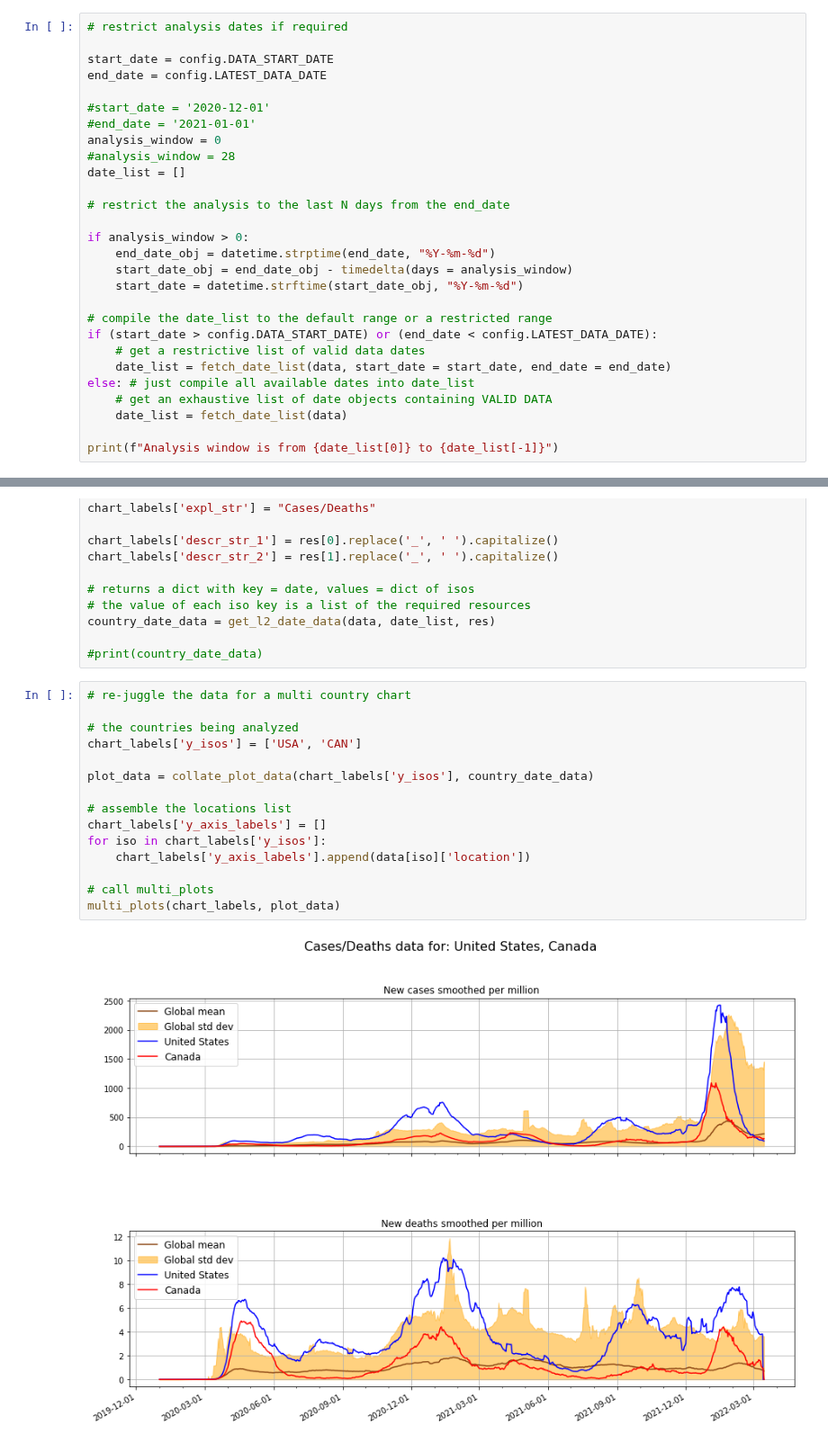
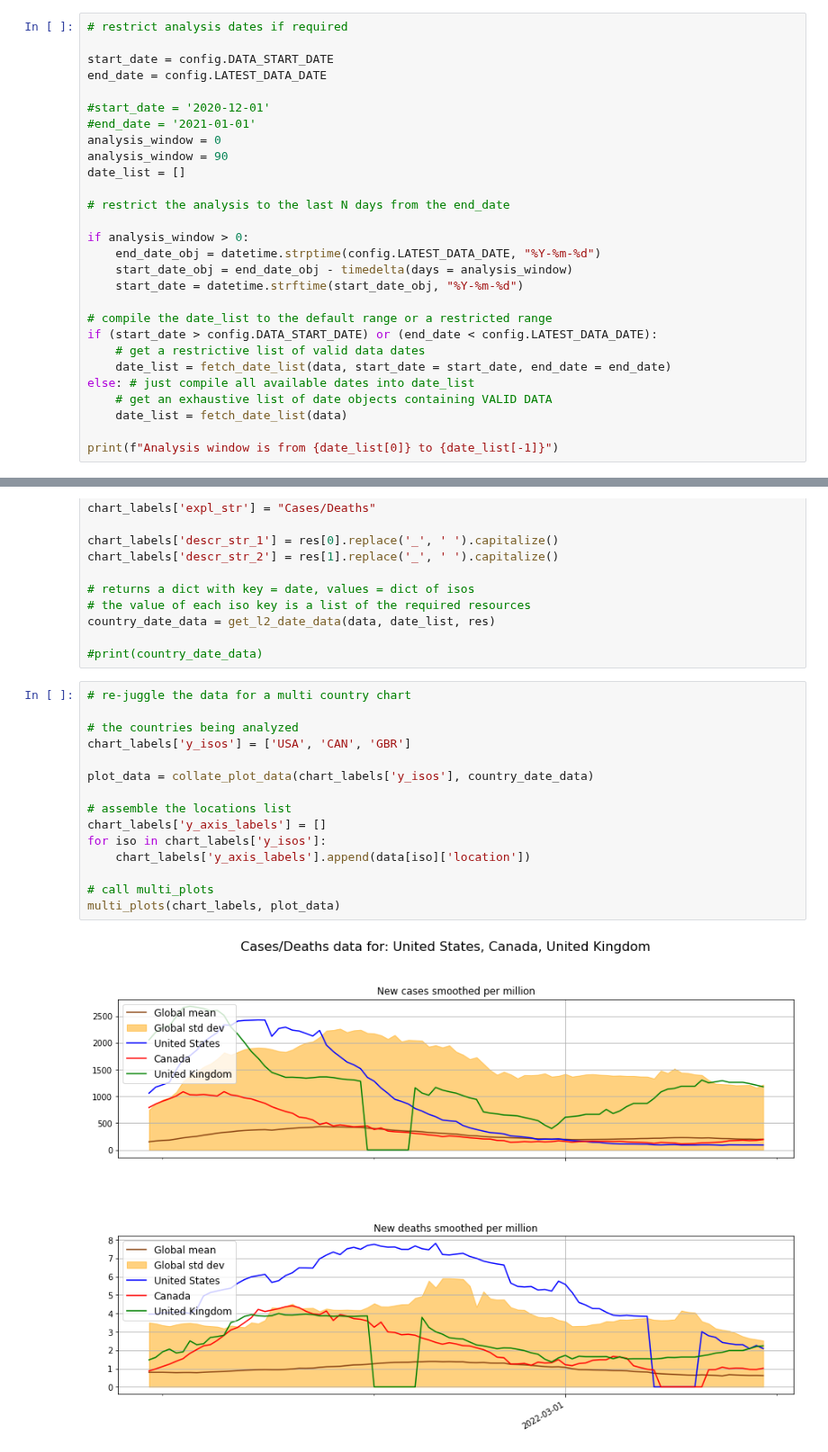
Before and after one commit to Ipgnosis/covid_analysis, a Jupyter notebook: country-plots.ipynb, the cells around one changed output, grey strips where cells are left out. Shown at 90% size. Saved outputs shown, nothing was run; the diff lists cells and outputs as text.

```diff
--- a/country-plots.ipynb
+++ b/country-plots.ipynb
@@ -55,13 +54,13 @@ end_date = config.LATEST_DATA_DATE
 #start_date = '2020-12-01'
 #end_date = '2021-01-01'
 analysis_window = 0
-#analysis_window = 28
+analysis_window = 90
 date_list = []
 
 # restrict the analysis to the last N days from the end_date
 
 if analysis_window > 0:
-    end_date_obj = datetime.strptime(end_date, "%Y-%m-%d")
+    end_date_obj = datetime.strptime(config.LATEST_DATA_DATE, "%Y-%m-%d")
     start_date_obj = end_date_obj - timedelta(days = analysis_window)
     start_date = datetime.strftime(start_date_obj, "%Y-%m-%d")
 
@@ -104,17 +103,17 @@ country_date_data = get_l2_date_data(data, date_list, res)
 # %%
 # re-juggle the data for a multi country chart
 
 # the countries being analyzed
-chart_labels['y_isos'] = ['USA', 'CAN']
+chart_labels['y_isos'] = ['USA', 'CAN', 'GBR']
 
 plot_data = collate_plot_data(chart_labels['y_isos'], country_date_data)
 
 # assemble the locations list
 chart_labels['y_axis_labels'] = []
 for iso in chart_labels['y_isos']:
     chart_labels['y_axis_labels'].append(data[iso]['location'])
 
 # call multi_plots
 multi_plots(chart_labels, plot_data)
 # %% [output]
-[figure, old version]
+[figure, new version]
```
Also changed, not shown: parts of 6 cells of this notebook, 5 other files.
